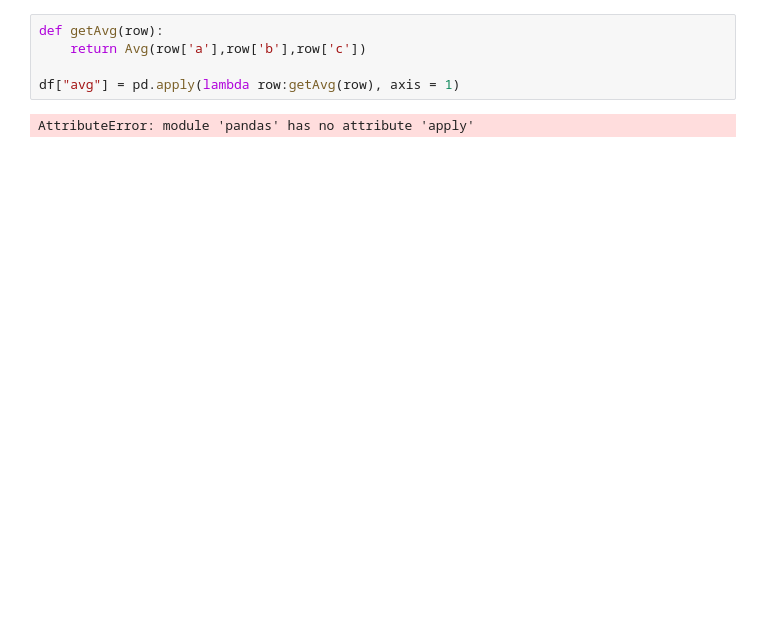
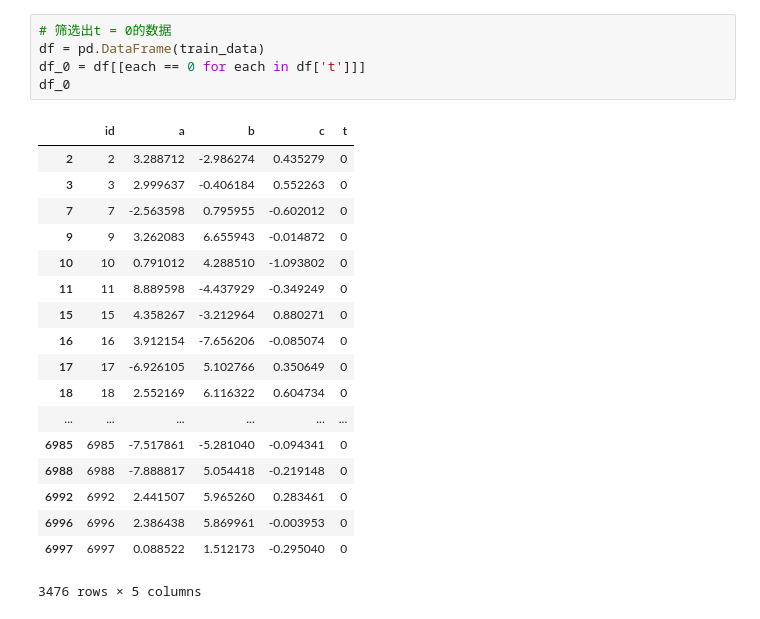
Before and after one commit to sudozyq/ML_homework, a Jupyter notebook: DataAverage.ipynb, the cells around one changed output. Cells and saved outputs as stored; diff of their text form; blank space fills up the shorter version.

```diff
--- a/DataAverage.ipynb
+++ b/DataAverage.ipynb
@@ -13,7 +13,24 @@ train_data.tail(4)
-# %%
-def getAvg(row):
-    return Avg(row['a'],row['b'],row['c'])
-
-df["avg"] = pd.apply(lambda row:getAvg(row), axis = 1)
-# %% [output]
-AttributeError: module 'pandas' has no attribute 'apply'
+# %%
+# 筛选出t = 0的数据
+df = pd.DataFrame(train_data)
+df_0 = df[[each == 0 for each in df['t']]]
+df_0
+# %% [output]
+|  | id | a | b | c | t |
+| 2 | 2 | 3.288712 | -2.986274 | 0.435279 | 0 |
+| 3 | 3 | 2.999637 | -0.406184 | 0.552263 | 0 |
+| 7 | 7 | -2.563598 | 0.795955 | -0.602012 | 0 |
+| 9 | 9 | 3.262083 | 6.655943 | -0.014872 | 0 |
+| 10 | 10 | 0.791012 | 4.288510 | -1.093802 | 0 |
+| 11 | 11 | 8.889598 | -4.437929 | -0.349249 | 0 |
+| 15 | 15 | 4.358267 | -3.212964 | 0.880271 | 0 |
+| 16 | 16 | 3.912154 | -7.656206 | -0.085074 | 0 |
+| 17 | 17 | -6.926105 | 5.102766 | 0.350649 | 0 |
+| 18 | 18 | 2.552169 | 6.116322 | 0.604734 | 0 |
+| ... | ... | ... | ... | ... | ... |
+| 6985 | 6985 | -7.517861 | -5.281040 | -0.094341 | 0 |
+| 6988 | 6988 | -7.888817 | 5.054418 | -0.219148 | 0 |
+| 6992 | 6992 | 2.441507 | 5.965260 | 0.283461 | 0 |
+| 6996 | 6996 | 2.386438 | 5.869961 | -0.003953 | 0 |
+| 6997 | 6997 | 0.088522 | 1.512173 | -0.295040 | 0 |
+3476 rows × 5 columns
```
Also changed, not shown: parts of 5 cells of this notebook, 4 other files.
